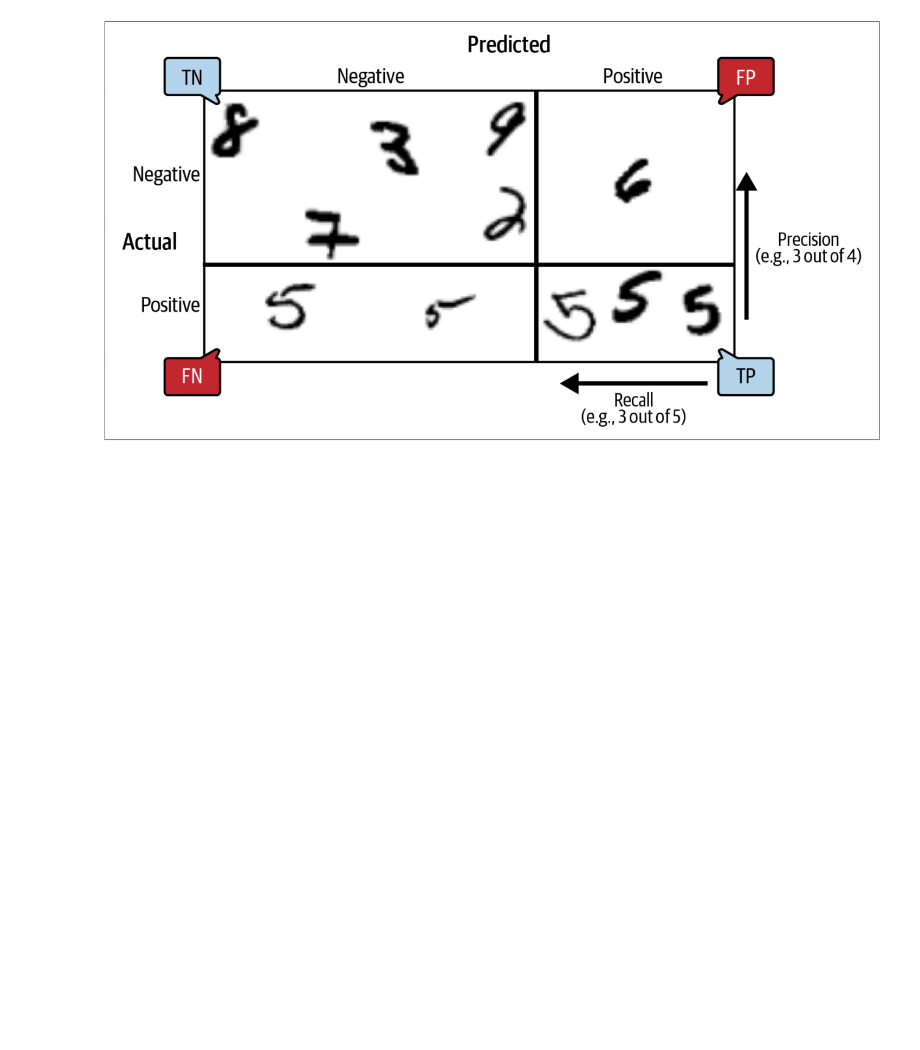
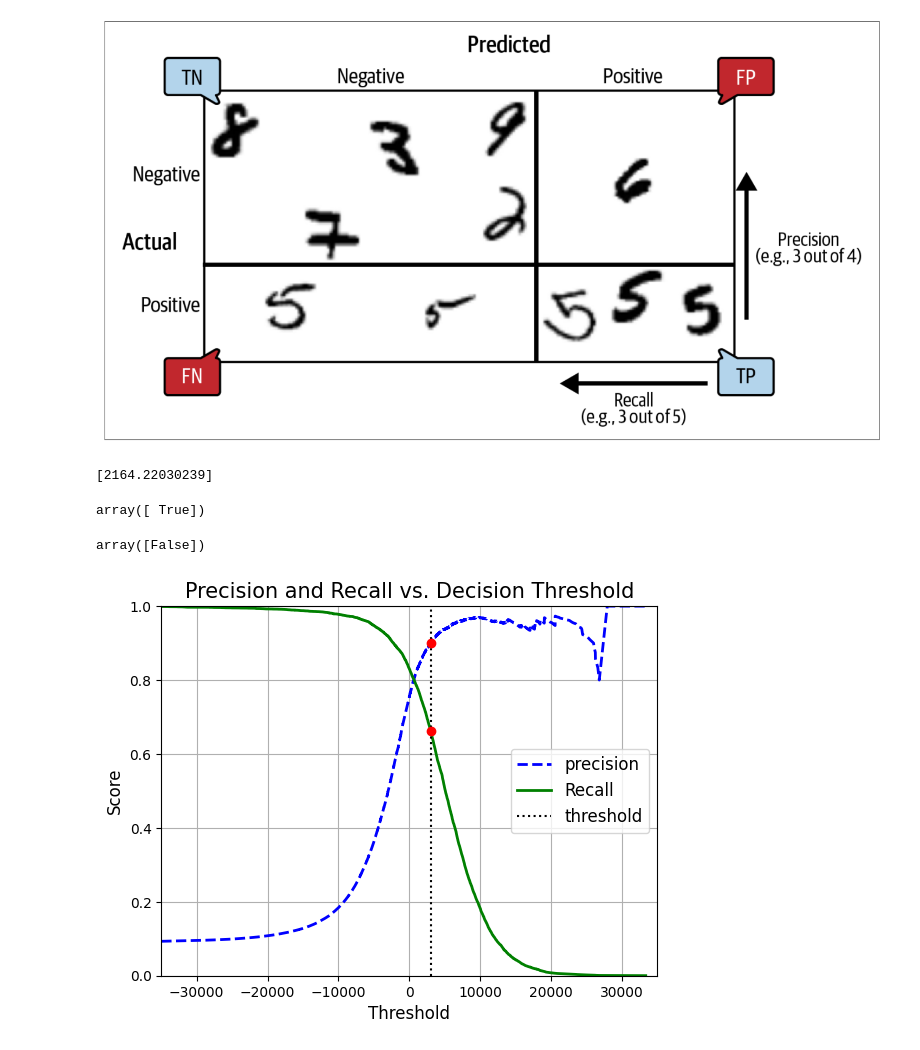
Before and after one commit to piyushkumar-tiwari/ML-and-Algorithms-Foundations, a Jupyter notebook: Machine Learning/MNISTclassifier.ipynb, the cells around one changed output. Saved outputs shown, nothing was run; the diff lists cells and outputs as text; code cells hidden in the pictures; blank space fills up the shorter version.

```diff
--- a/Machine Learning/MNISTclassifier.ipynb
+++ b/Machine Learning/MNISTclassifier.ipynb
@@ -150,3 +154,42 @@ Image(filename=img_path, width=1000)
 #X-axis contains the predictions made by the machine, while Y-axis has true ground labels. Our job is to classify 5.
 # %% [output]
 [figure]
+# %%
+y_scores = sgd_clf.decision_function([some_image])
+print(y_scores)
+
+threshold = 0
+y_some_digit_pred = (y_scores > threshold)
+y_some_digit_pred
+# %% [output]
+[2164.22030239]
+array([ True])
+# %%
+threshold = 3000
+y_some_digit_pred = (y_scores > threshold)
+y_some_digit_pred
+# %% [output]
+array([False])
+# %%
+#To decide on the best hyperparameter value for the threshold, we should use precision_recall_curve() function.
+
+from sklearn.metrics import precision_recall_curve
+
+y_scores = cross_val_predict(sgd_clf, x_train, y_train_5, cv =5, method = 'decision_function')
+precisions, recalls, thresholds = precision_recall_curve(y_train_5, y_scores)
+idx = (thresholds >= threshold).argmax()
+
+plt.plot(thresholds, precisions[:-1], 'b--', label = 'precision', linewidth=2)
+plt.plot(thresholds, recalls[:-1], 'g-', label="Recall", linewidth=2)
+plt.vlines(threshold, 0, 1.0, 'k', 'dotted', label='threshold')
+plt.plot(thresholds[idx], precisions[idx], 'ro')
+plt.plot(thresholds[idx], recalls[idx], 'ro')
+plt.grid(True)
+plt.xlabel('Threshold', fontsize=12)
+plt.ylabel('Score', fontsize=12)
+plt.title('Precision and Recall vs. Decision Threshold', fontsize = 15)
+plt.legend(loc = 'center right', fontsize = 12)
+plt.axis([-35000, 35000, 0, 1])
+plt.show()
+# %% [output]
+[figure, added]
```
Also changed, not shown: parts of 4 cells of this notebook.
